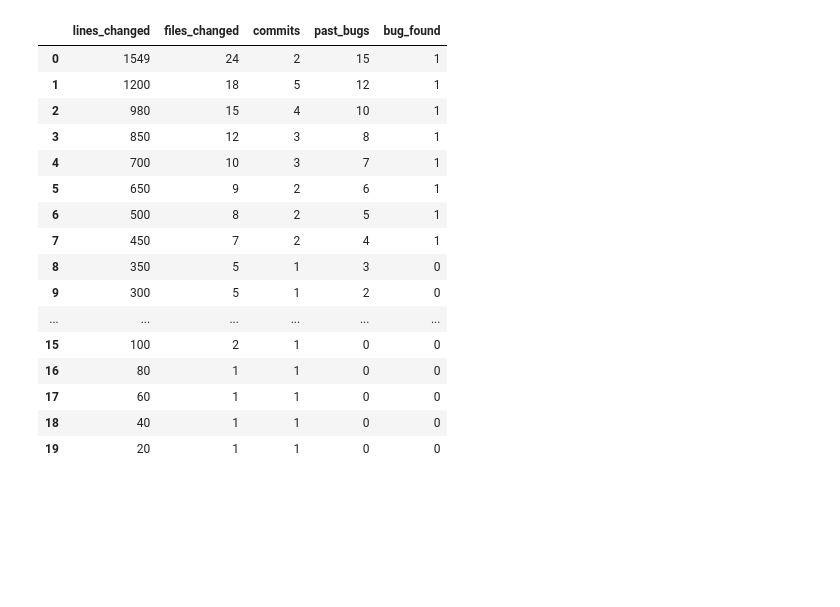
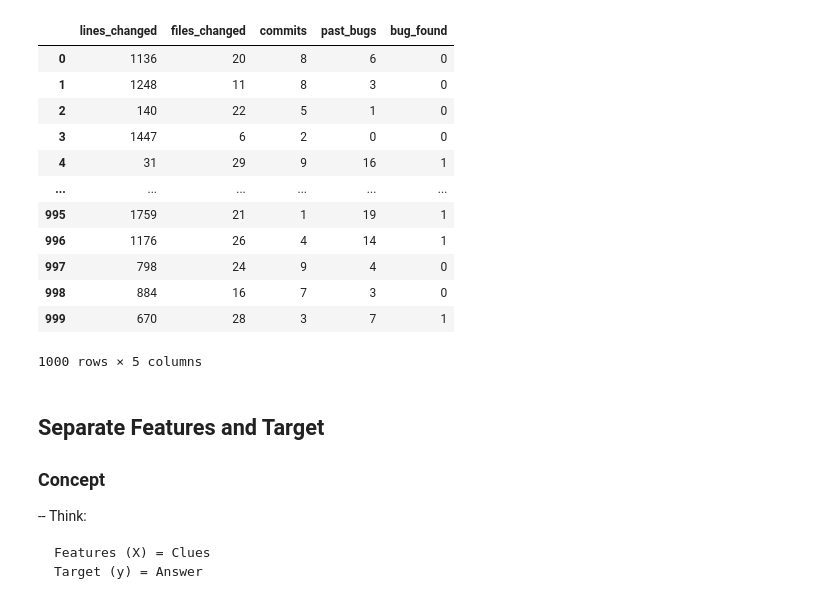
Before and after one commit to utpal-maersk/ML-Projects, a Jupyter notebook: QA-Bug-Prediction/notepad/eda.ipynb, the cells around one changed output. Saved outputs shown, nothing was run; the diff lists cells and outputs as text; code cells hidden in the pictures; blank space fills up the shorter version.

```diff
--- a/QA-Bug-Prediction/notepad/eda.ipynb
+++ b/QA-Bug-Prediction/notepad/eda.ipynb
@@ -4,23 +69,27 @@ import numpy as np
 # %%
 import pandas as pd
 
-df = pd.read_csv('../data/data_set.csv')
+df = pd.read_csv('../data/defect_prediction_1000.csv')
 df
 # %% [output]
 |  | lines_changed | files_changed | commits | past_bugs | bug_found |
-| 0 | 1549 | 24 | 2 | 15 | 1 |
-| 1 | 1200 | 18 | 5 | 12 | 1 |
-| 2 | 980 | 15 | 4 | 10 | 1 |
-| 3 | 850 | 12 | 3 | 8 | 1 |
-| 4 | 700 | 10 | 3 | 7 | 1 |
-| 5 | 650 | 9 | 2 | 6 | 1 |
-| 6 | 500 | 8 | 2 | 5 | 1 |
-| 7 | 450 | 7 | 2 | 4 | 1 |
-| 8 | 350 | 5 | 1 | 3 | 0 |
-| 9 | 300 | 5 | 1 | 2 | 0 |
+| 0 | 1136 | 20 | 8 | 6 | 0 |
+| 1 | 1248 | 11 | 8 | 3 | 0 |
+| 2 | 140 | 22 | 5 | 1 | 0 |
+| 3 | 1447 | 6 | 2 | 0 | 0 |
+| 4 | 31 | 29 | 9 | 16 | 1 |
 | ... | ... | ... | ... | ... | ... |
-| 15 | 100 | 2 | 1 | 0 | 0 |
-| 16 | 80 | 1 | 1 | 0 | 0 |
-| 17 | 60 | 1 | 1 | 0 | 0 |
-| 18 | 40 | 1 | 1 | 0 | 0 |
-| 19 | 20 | 1 | 1 | 0 | 0 |
+| 995 | 1759 | 21 | 1 | 19 | 1 |
+| 996 | 1176 | 26 | 4 | 14 | 1 |
+| 997 | 798 | 24 | 9 | 4 | 0 |
+| 998 | 884 | 16 | 7 | 3 | 0 |
+| 999 | 670 | 28 | 3 | 7 | 1 |
+1000 rows × 5 columns
+# %% [markdown]
+## Separate Features and Target
+### Concept
+
+-- Think:
+
+    Features (X) = Clues
+    Target (y) = Answer
```
Also changed, not shown: parts of 20 cells of this notebook.
